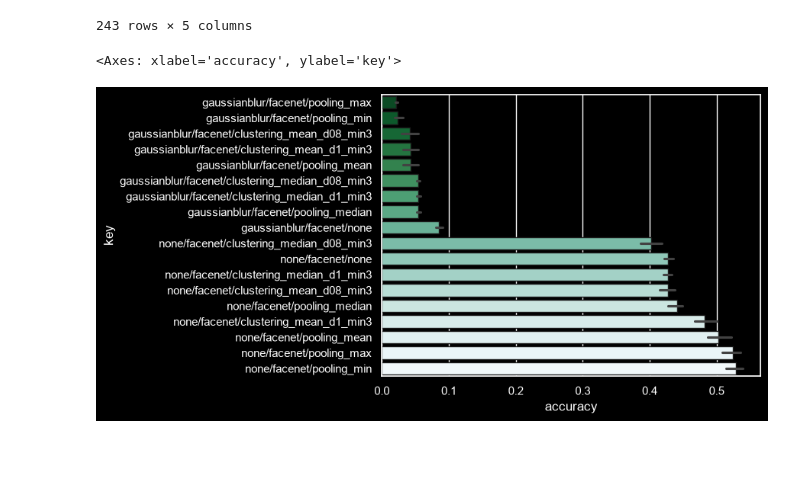
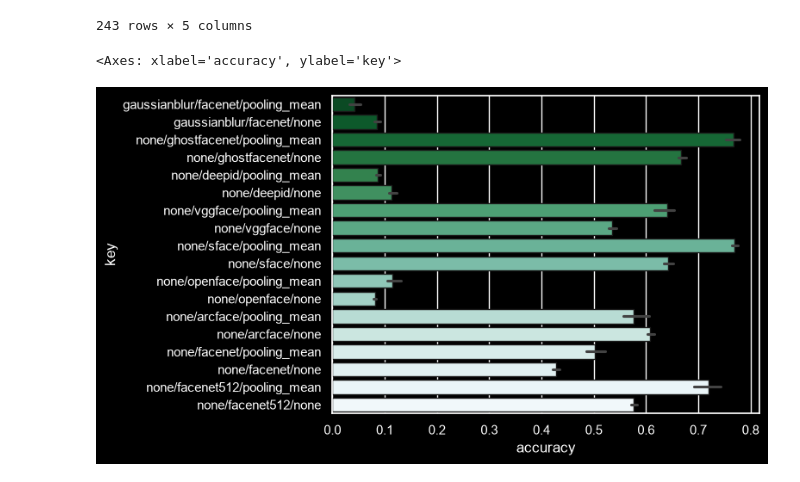
Before and after one commit to wagpa/meles, a Jupyter notebook: src/notebooks/03_visualization.ipynb, the cells around one changed output. Drawn from its saved outputs; the diff is of its cells as text; code cells hidden in the pictures; blank space fills up the shorter version.

Commit message:
fix embedding

```diff
--- a/src/notebooks/03_visualization.ipynb
+++ b/src/notebooks/03_visualization.ipynb
@@ -54,27 +54,27 @@ scores
 # %%
 # Create a graph showing the accuracy_mean and accuracy_std (eror bars) for each combination of anonymization_method, embedding_method, and aggregation_method.
 
-filtered_scores = scores[scores["embedding_method"] == "facenet"]
+filtered_scores = scores[(scores["aggregation_method"] == "none") | (scores["aggregation_method"] == "pooling_mean")]
 
 _order = (
     filtered_scores.groupby("key")["accuracy"]
     .aggregate(np.median)
     .reset_index()
     .sort_values("accuracy")
 )
 _palette = sns.color_palette("BuGn_r", n_colors=len(filtered_scores["key"].unique()))
 sns.barplot(
     data=filtered_scores,
     y="key",
     x="accuracy",
     orient="h",
-    order=_order["key"],
-    hue_order=_order["key"],
+    #order=_order["key"],
+    #hue_order=_order["key"],
     hue="key",
     palette=_palette,
     ec="k",
     legend=False,
 )
 # %% [output]
 <Axes: xlabel='accuracy', ylabel='key'>
-[figure, old version]
+[figure, new version]
```
Also changed, not shown: 2 other files.
